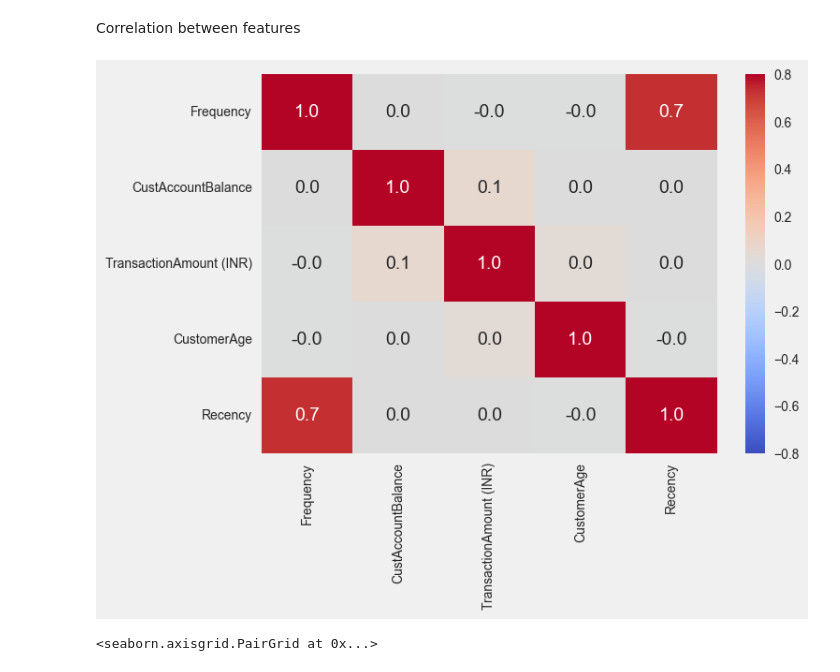
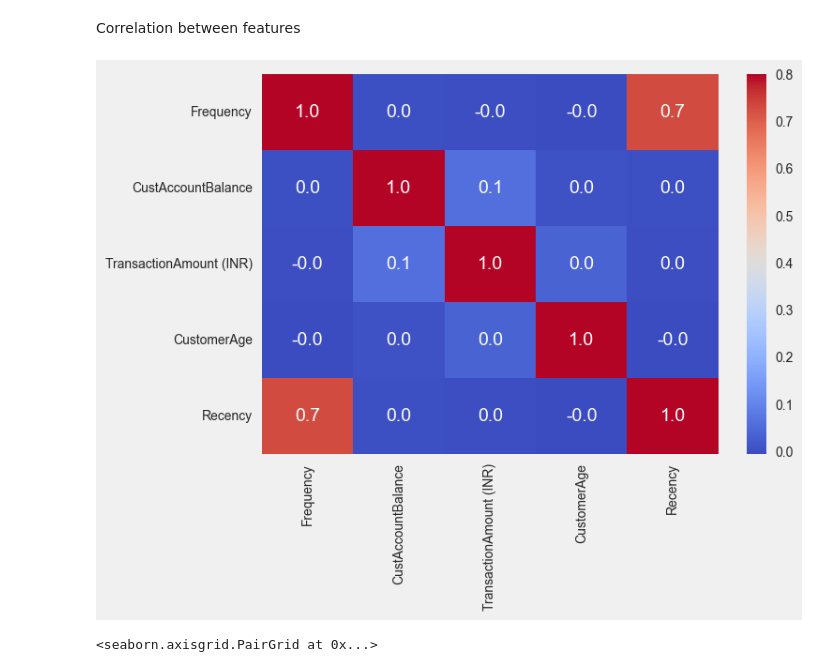
Before and after one commit to spraxx/DSProject, a Jupyter notebook: CustomerSegmentationNotebook.ipynb, the cells around one changed output. Drawn from its saved outputs; the diff is of its cells as text; code cells hidden in the pictures.

```diff
--- a/CustomerSegmentationNotebook.ipynb
+++ b/CustomerSegmentationNotebook.ipynb
@@ -239,0 +233,3 @@ MRF_df.describe()
+# %%
+newMRF_df = MRF_df.select_dtypes(include = np.number)
+newMRF_df.describe()
@@ -240,16 +246,16 @@ MRF_df.describe()
 # %% [markdown]
 Correlation between features
 # %%
-numeric_cols = MRF_df.select_dtypes(include=[np.number])
-
 plt.figure(figsize=(7,5))
-correlation = numeric_cols.corr()  # Perform correlation only on numeric columns
-
-sns.heatmap(correlation, vmin=-0.8, vmax=0.8, cmap='coolwarm', annot=True, fmt='.1f',
-            linecolor='white', cbar=True)
-
-plt.show()
+correlation=newMRF_df.corr()
+sns.heatmap(correlation,vmin=None,
+    vmax=0.8,
+    cmap='coolwarm',
+    annot=True,
+    fmt='.1f',
+    linecolor='white',
+    cbar=True);
 # %% [output]
-[figure, old version]
+[figure, new version]
 # %%
 plt.style.use("fivethirtyeight")
```
Also changed, not shown: parts of 15 cells of this notebook.
